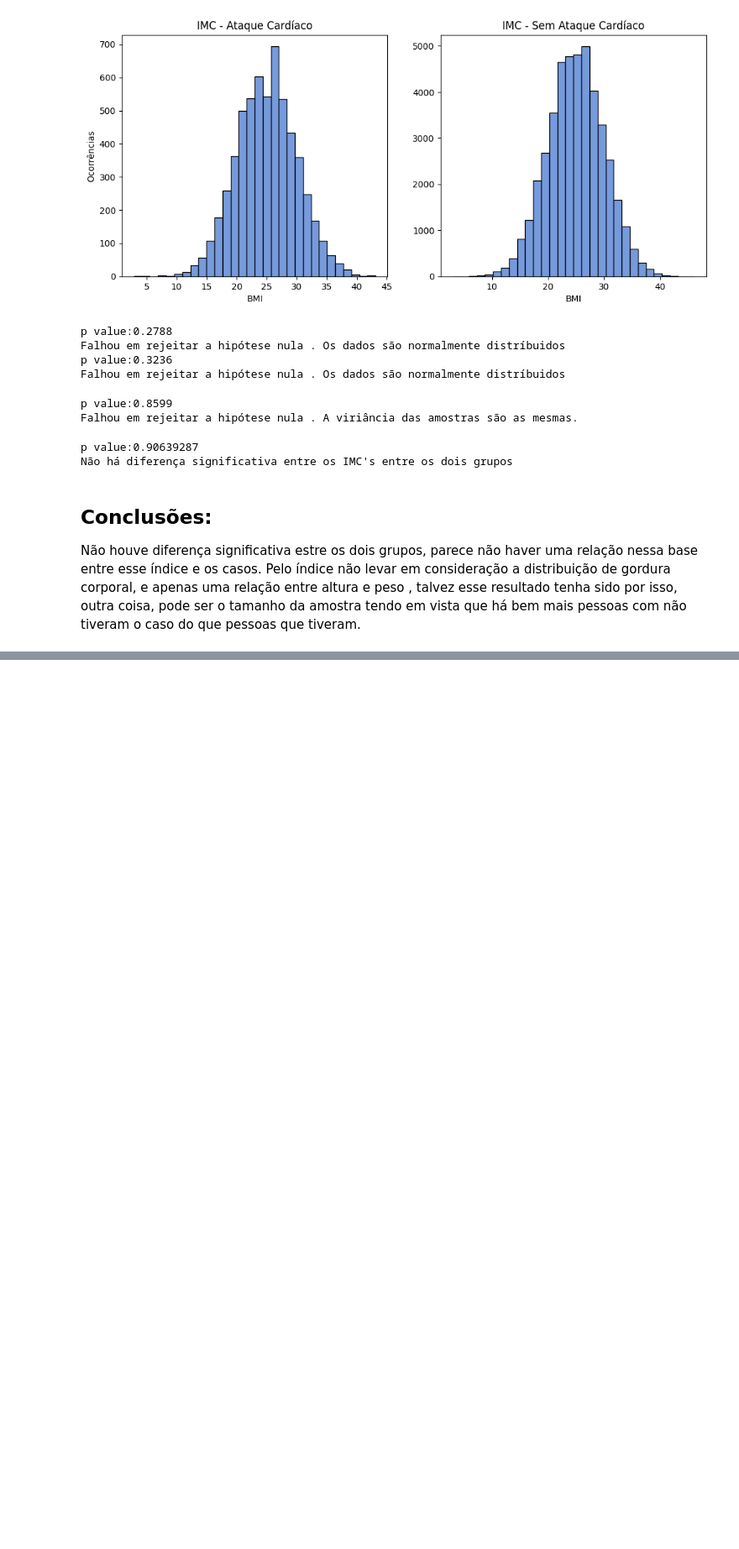
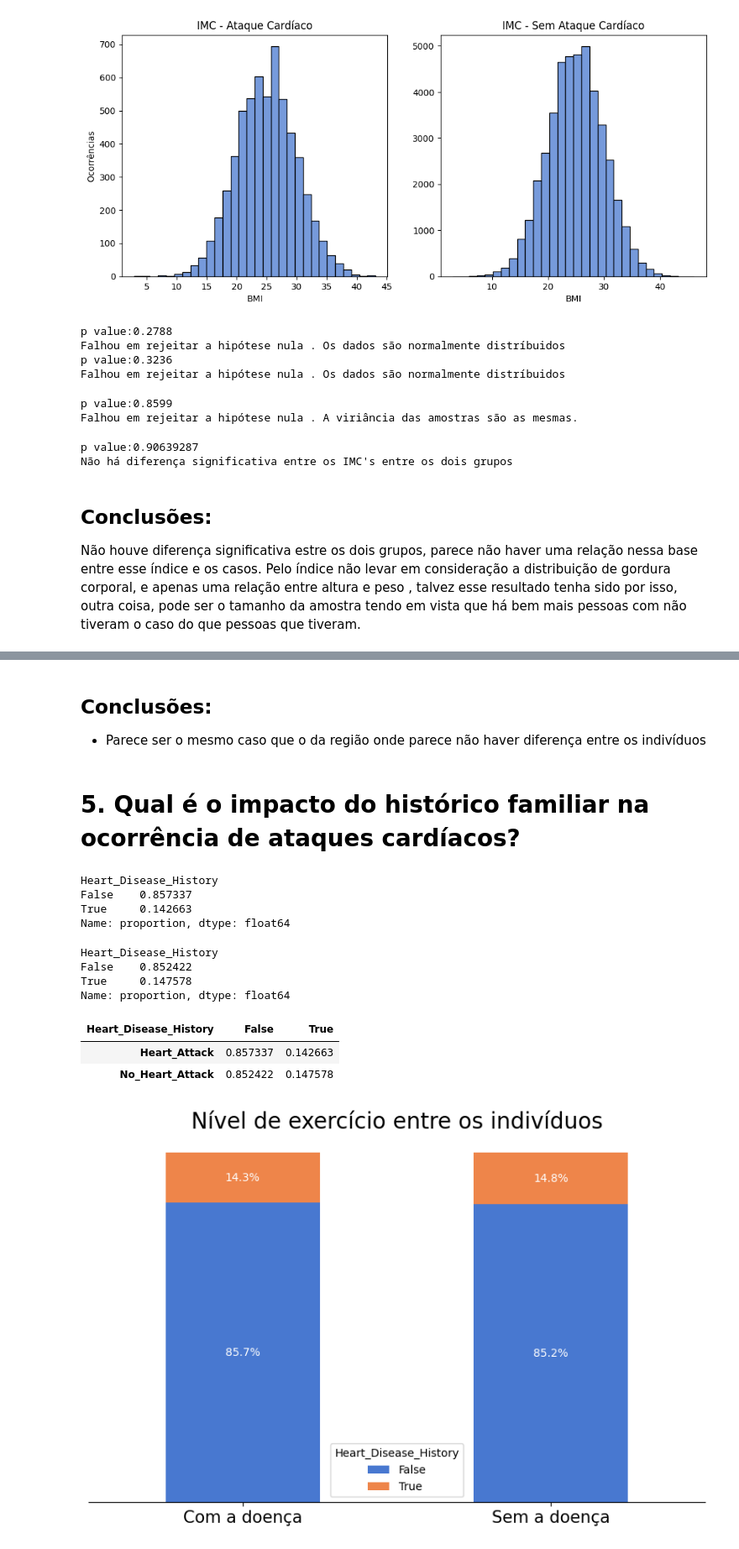
Before and after one commit to Gui-Leao/Heart-Attack-Prediction, a Jupyter notebook: EDA.ipynb, the cells around one changed output, grey strips where cells are left out. Shown at 84% size. Drawn from its saved outputs; the diff is of its cells as text; code cells hidden in the pictures; blank space fills up the shorter version.

```diff
--- a/EDA.ipynb
+++ b/EDA.ipynb
@@ -333,0 +426,55 @@ Name: proportion, dtype: float64
+# %% [markdown]
+## Conclusões:
+- Parece ser o mesmo caso que o da região onde parece não haver diferença entre os indivíduos
+# %% [markdown]
+# 5. Qual é o impacto do histórico familiar na ocorrência de ataques cardíacos?
+# %%
+df.loc[df['Heart_Attack'],'Heart_Disease_History'].value_counts(normalize=True)
+# %% [output]
+Heart_Disease_History
+False    0.857337
+True     0.142663
+Name: proportion, dtype: float64
+# %%
+df.loc[~df['Heart_Attack'],'Heart_Disease_History'].value_counts(normalize=True)
+# %% [output]
+Heart_Disease_History
+False    0.852422
+True     0.147578
+Name: proportion, dtype: float64
+# %%
+# Contar ataques cardíacos e não ataques cardíacos por histórico de doença
+heart_attack_counts = df[df['Heart_Attack']]['Heart_Disease_History'].value_counts(normalize=True)
+no_heart_attack_counts = df[~df['Heart_Attack']]['Heart_Disease_History'].value_counts(normalize=True)
+
+# Combinar as contagens em um DataFrame
+stacked_data = pd.DataFrame({
+    'Heart_Attack': heart_attack_counts,
+    'No_Heart_Attack': no_heart_attack_counts
+}).T
+
+stacked_data
+# %% [output]
+| Heart_Disease_History | False | True |
+| Heart_Attack | 0.857337 | 0.142663 |
+| No_Heart_Attack | 0.852422 | 0.147578 |
+# %%
+ax = stacked_data.plot(kind='bar', stacked=True, figsize=(10, 6))
+ax.grid(False)
+ax.yaxis.set_visible(False)
+ax.set_xticks(range(2),['Com a doença','Sem a doença'])
+ax.set_xticklabels(ax.get_xticklabels(), fontsize=15,rotation=0, ha='center')
+ax.set_title('Nível de exercício entre os indivíduos',fontsize=20)
+sns.despine(left=True)
+for container in ax.containers:
+
+    for bar in container:
+        if bar.get_height() > 0:
+            height = bar.get_height()
+            x = bar.get_x() + bar.get_width() / 2  # Centralizar o rótulo na barra
+            y = bar.get_y() + height / 2  # Centralizar o rótulo verticalmente
+            ax.text(x, y, f'{height*100:.1f}%', ha='center', va='center', fontsize=10, color='white')
+
+plt.show()
+# %% [output]
+[figure, added]
```
Also changed, not shown: parts of 34 cells of this notebook.
